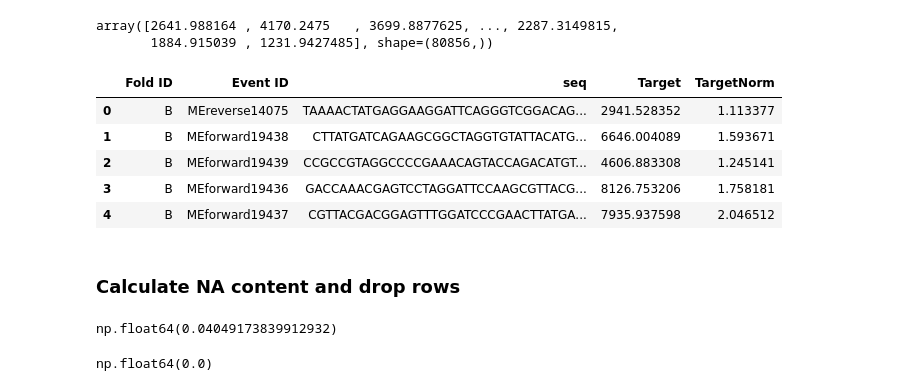
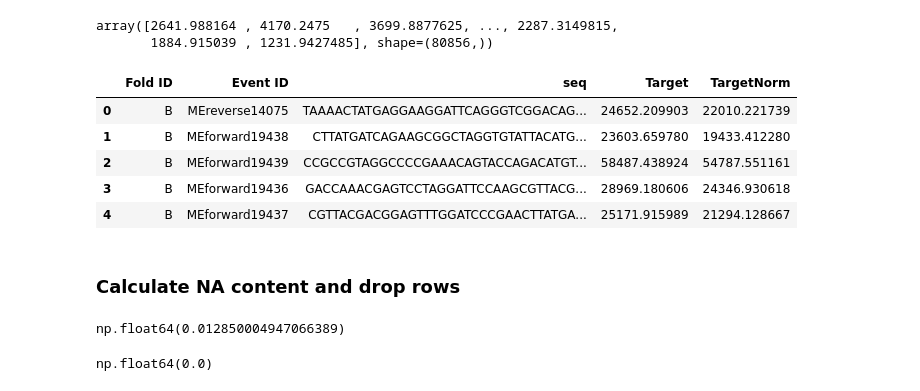
Before and after one commit to vvaza22/compbio-final, a Jupyter notebook: DeepBind_Baseline.ipynb, the cells around one changed output. Cells and saved outputs as stored; diff of their text form; code cells hidden in the pictures.

```diff
--- a/DeepBind_Baseline.ipynb
+++ b/DeepBind_Baseline.ipynb
@@ -25,11 +25,9 @@ DEVICE
 # %% [markdown]
 ### Constants
 # %%
-TRAIN_ON_TF = 'TF_2'
+TRAIN_ON_TF = 'TF_31'
 TRAIN_PROBE = 'A'
 TEST_PROBE = 'B'
-MOTIF_LEN = 32
-NUM_MOTIF_DETECTORS=16
 BATCH_SIZE = 64
 # %%
 DNA_BASES = 'ACGT'
@@ -102,22 +86,22 @@ array([2641.988164 , 4170.2475   , 3699.8877625, ..., 2287.3149815,
        1884.915039 , 1231.9427485], shape=(80856,))
 # %%
 # Note this won't cause data leak because then normalization is sequence specific and does not use other sequences
-df['TargetNorm'] = df['Target'].values / biases
+df['TargetNorm'] = df['Target'].values - biases
 df.head()
 # %% [output]
 |  | Fold ID | Event ID | seq | Target | TargetNorm |
-| 0 | B | MEreverse14075 | TAAAACTATGAGGAAGGATTCAGGGTCGGACAG... | 2941.528352 | 1.113377 |
-| 1 | B | MEforward19438 | CTTATGATCAGAAGCGGCTAGGTGTATTACATG... | 6646.004089 | 1.593671 |
-| 2 | B | MEforward19439 | CCGCCGTAGGCCCCGAAACAGTACCAGACATGT... | 4606.883308 | 1.245141 |
-| 3 | B | MEforward19436 | GACCAAACGAGTCCTAGGATTCCAAGCGTTACG... | 8126.753206 | 1.758181 |
-| 4 | B | MEforward19437 | CGTTACGACGGAGTTTGGATCCCGAACTTATGA... | 7935.937598 | 2.046512 |
+| 0 | B | MEreverse14075 | TAAAACTATGAGGAAGGATTCAGGGTCGGACAG... | 24652.209903 | 22010.221739 |
+| 1 | B | MEforward19438 | CTTATGATCAGAAGCGGCTAGGTGTATTACATG... | 23603.659780 | 19433.412280 |
+| 2 | B | MEforward19439 | CCGCCGTAGGCCCCGAAACAGTACCAGACATGT... | 58487.438924 | 54787.551161 |
+| 3 | B | MEforward19436 | GACCAAACGAGTCCTAGGATTCCAAGCGTTACG... | 28969.180606 | 24346.930618 |
+| 4 | B | MEforward19437 | CGTTACGACGGAGTTTGGATCCCGAACTTATGA... | 25171.915989 | 21294.128667 |
 # %% [markdown]
 ### Calculate NA content and drop rows
 # %%
 # Only 4% NA content, it is safe to drop the rows
 df['Target'].isna().mean()
 # %% [output]
-np.float64(0.04049173839912932)
+np.float64(0.012850004947066389)
 # %%
 df.dropna(subset=['Target'], inplace=True)
 df['Target'].isna().mean()
```
Also changed, not shown: parts of 39 cells of this notebook.
